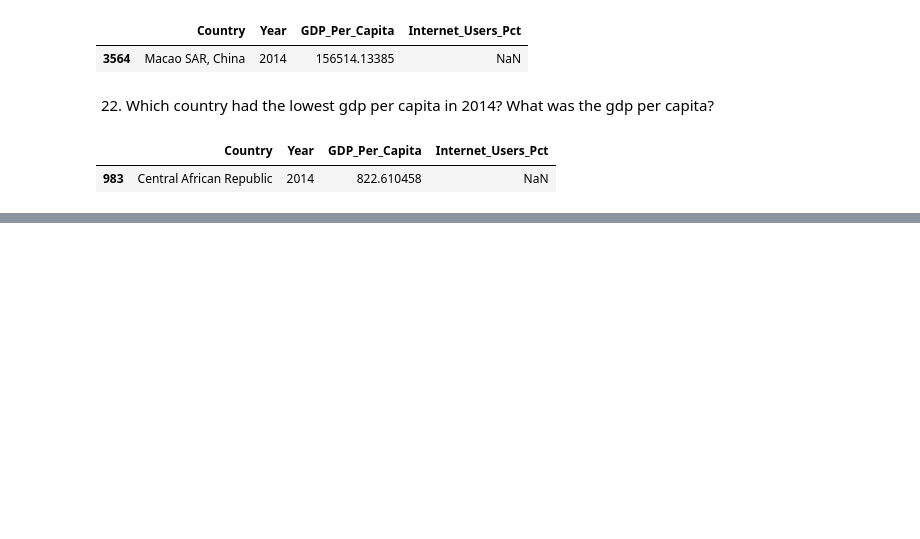
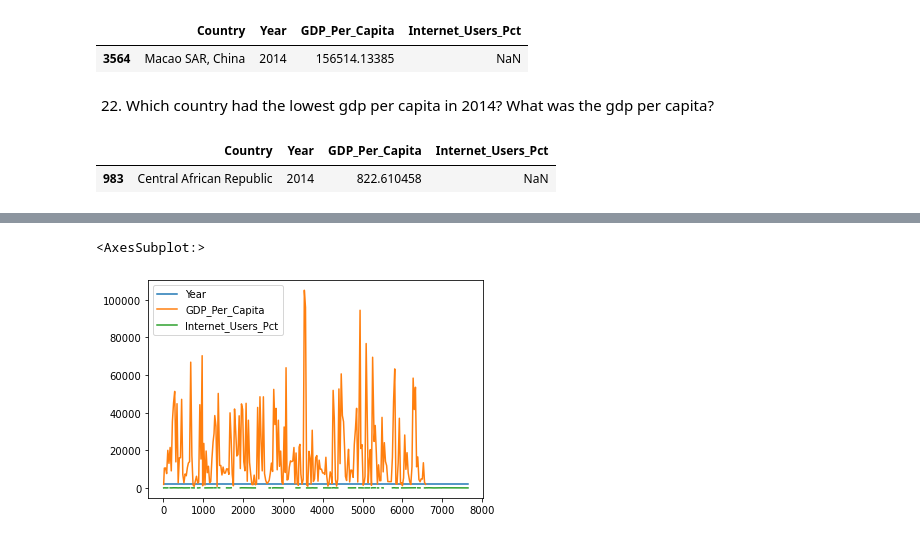
Before and after one commit to tipearso/gdp-and-internet-usage-tipearso, a Jupyter notebook: TP_gdp_internet.ipynb, the cells around one changed output, grey strips where cells are left out. Saved outputs shown, nothing was run; the diff lists cells and outputs as text; code cells hidden in the pictures; blank space fills up the shorter version.

```diff
--- a/TP_gdp_internet.ipynb
+++ b/TP_gdp_internet.ipynb
@@ -340,0 +351,5 @@ df_2014[df_2014['GDP_Per_Capita'] == df_2014['GDP_Per_Capita'].min()]
+# %%
+df_2009.plot()
+# %% [output]
+<AxesSubplot:>
+[figure, added]
```
Also changed, not shown: parts of 3 cells of this notebook.
